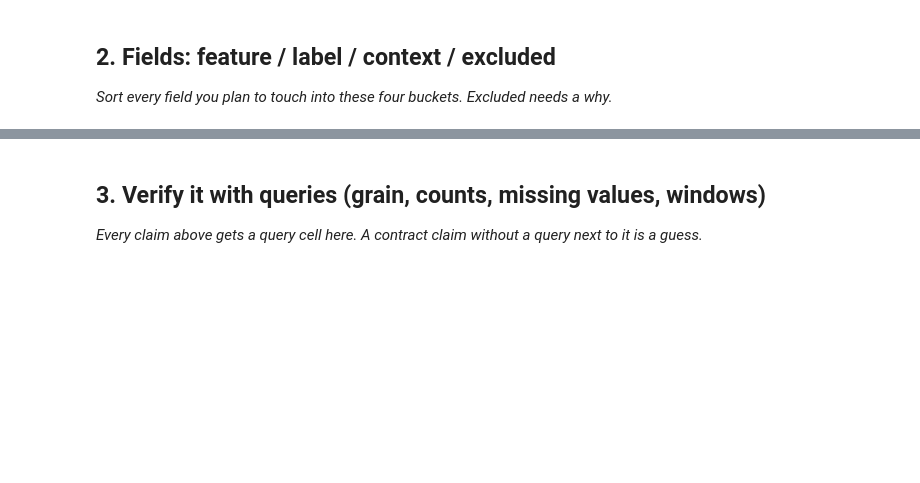
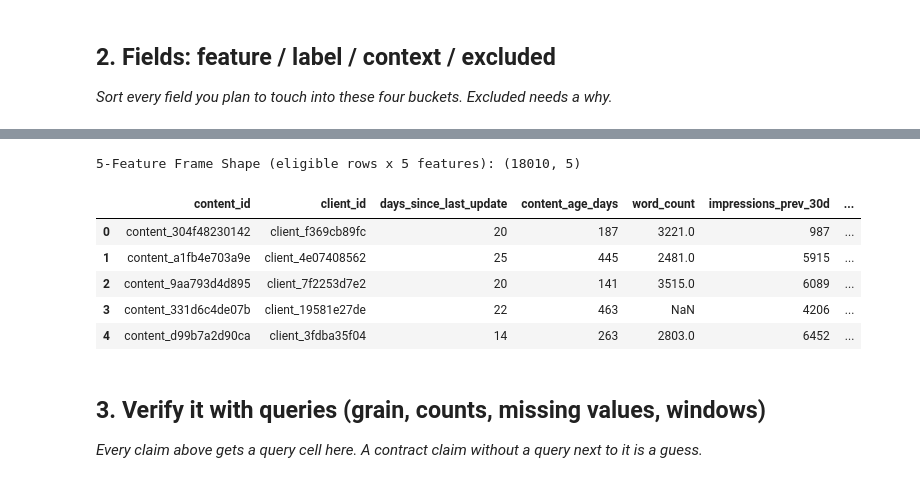
Before and after one commit to lakshmitejaswiniparuchuri/flyrank-ml-internship, a Jupyter notebook: work/notebooks/w03_data_contract.ipynb, the cells around one changed output, grey strips where cells are left out. Saved outputs shown, nothing was run; the diff lists cells and outputs as text; code cells hidden in the pictures; blank space fills up the shorter version.

Commit message:
Complete Week 3 data contract and leakage check notebook

```diff
--- a/work/notebooks/w03_data_contract.ipynb
+++ b/work/notebooks/w03_data_contract.ipynb
@@ -15,0 +21,27 @@ This skeleton is yours to fill. Work the sections **in order** — each one has
+# %%
+import duckdb
+import pandas as pd
+
+# Load starter dataset directly from GitHub (no HF token required)
+url = "https://raw.githubusercontent.com/flyrank-bih/flyrank-ml-internship-starter/main/data/raw/content_refresh_anonymized.csv"
+try:
+    df = pd.read_csv(url)
+except Exception:
+    df = pd.read_csv("../data/raw/content_refresh_anonymized.csv")
+
+# Attach mid-panel snapshot month and availability flag matching the warehouse schema
+df["month"] = "2026-03"
+df["is_available"] = df["impressions_prev_30d"].notna() & (df["impressions_prev_30d"] >= 100)
+
+con = duckdb.connect()
+con.register("page_mart", df)
+
+# Verify grain: 1 row = 1 unique (content_id, month)
+grain_check = con.execute("""
+    SELECT
+        COUNT(*) AS total_rows,
+        COUNT(DISTINCT content_id || '_' || month) AS unique_page_months,
+        COUNT(*) - COUNT(DISTINCT content_id || '_' || month) AS duplicate_rows
+    FROM page_mart
+""").df()
+display(grain_check)
@@ -20,6 +78,30 @@ This skeleton is yours to fill. Work the sections **in order** — each one has
 # %%
-# This cell is for CODE (numbers, a query, a check).
+context_cols = ["content_id", "client_id", "month", "is_available"]
+feature_cols = [
+    "days_since_last_update",
+    "content_age_days",
+    "word_count",
+    "impressions_prev_30d",
+    "avg_position",
+]
+excluded_cols = ["impressions_last_30d", "clicks_last_30d", "sessions_last_30d", "trend_direction", "trend_pct"]
+
+eligible_df = df[df["is_available"]].copy()
+eligible_df["needs_refresh_proxy"] = (
+    (eligible_df["trend_direction"] == "declining") & (eligible_df["trend_pct"] <= -0.15)
+).astype(int)
+
+print("5-Feature Frame Shape (eligible rows x 5 features):", eligible_df[feature_cols].shape)
+display(eligible_df[context_cols[:2] + feature_cols + ["needs_refresh_proxy"]].head(5))# This cell is for CODE (numbers, a query, a check).
 # Write your text answer in the cell ABOVE this one — typing sentences here breaks Run All.
+# %% [output]
+5-Feature Frame Shape (eligible rows x 5 features): (18010, 5)
+|  | content_id | client_id | days_since_last_update | content_age_days | word_count | impressions_prev_30d | ... |
+| 0 | content_304f48230142 | client_f369cb89fc | 20 | 187 | 3221.0 | 987 | ... |
+| 1 | content_a1fb4e703a9e | client_4e07408562 | 25 | 445 | 2481.0 | 5915 | ... |
+| 2 | content_9aa793d4d895 | client_7f2253d7e2 | 20 | 141 | 3515.0 | 6089 | ... |
+| 3 | content_331d6c4de07b | client_19581e27de | 22 | 463 | NaN | 4206 | ... |
+| 4 | content_d99b7a2d90ca | client_3fdba35f04 | 14 | 263 | 2803.0 | 6452 | ... |
 # %% [markdown]
 ## 3. Verify it with queries (grain, counts, missing values, windows)
 
```
Also changed, not shown: parts of 11 cells of this notebook.
